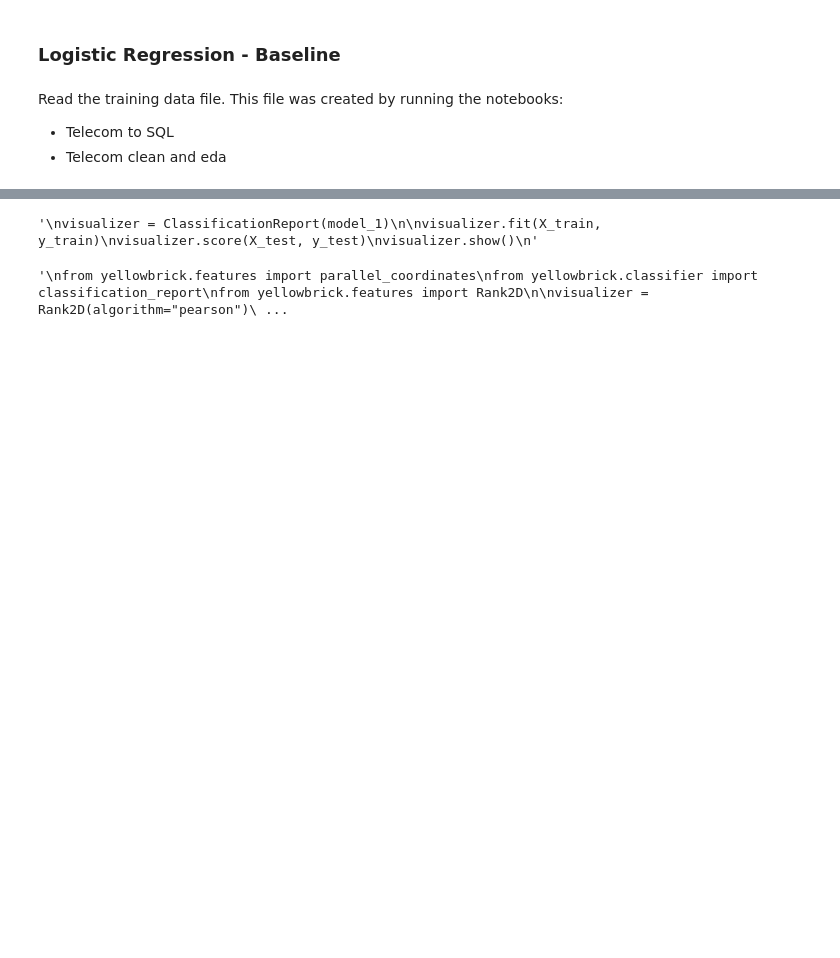
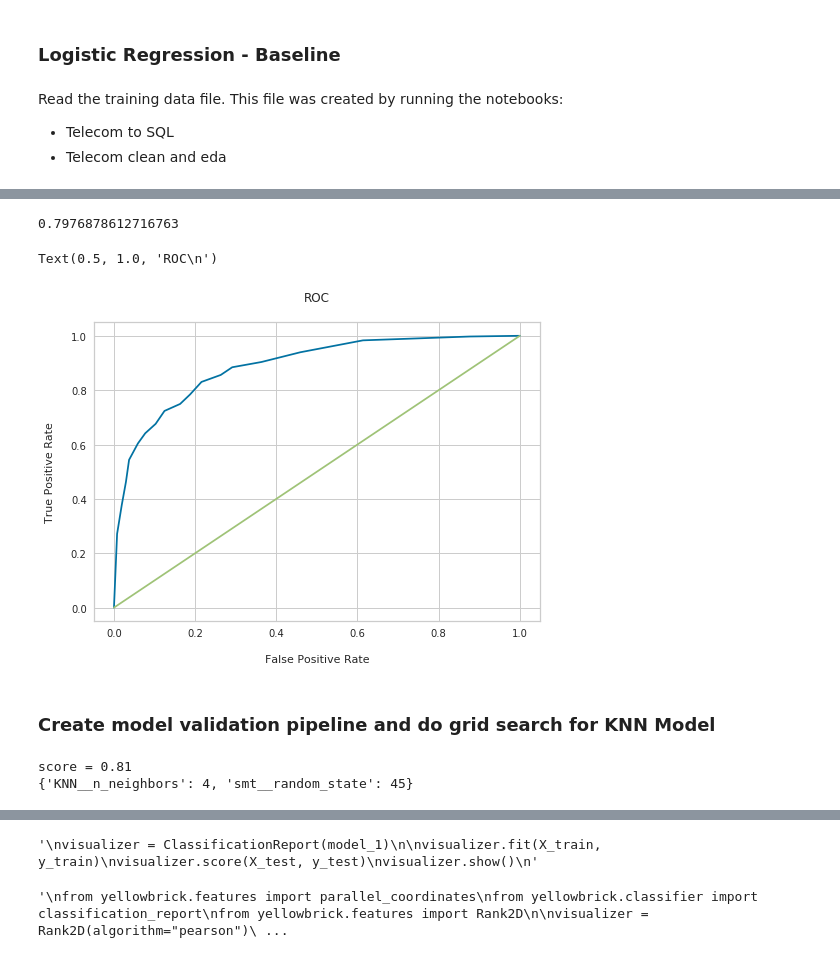
Before and after one commit to Merkeley/Project_03, a Jupyter notebook: Notebooks/Modeling.ipynb, the cells around one changed output, grey strips where cells are left out. Saved outputs shown, nothing was run; the diff lists cells and outputs as text; code cells hidden in the pictures; blank space fills up the shorter version.

```diff
--- a/Notebooks/Modeling.ipynb
+++ b/Notebooks/Modeling.ipynb
@@ -60,8 +73,44 @@ y= train_df['Churn']
 # %%
 # Create a logistic regression model that we can use as a baseline
-model_1 = LogisticRegression(solver = 'liblinear', C=0.2)
+model_1 = LogisticRegression(solver = 'liblinear', C=0.5)
 
-X_train, X_test, y_train, y_test = train_test_split(X, y, test_size=0.2)
+X_train, X_test, y_train, y_test = train_test_split(X_res, y_res, test_size=0.2)
 # %%
 model_1.fit(X_train,y_train)
-logistic_confusion = confusion_matrix(y_test, model_1.predict(X_test))
+y_hat = model_1.predict(X_test)
+print(accuracy_score(y_test, y_hat))
+# %% [output]
+0.7976878612716763
+# %%
+def calc_roc_data(model, X_dat, y_dat, n_step) :
+    threshold_list = np.linspace(0, 1, n_step)
+    roc_data = []
+
+    for i, threshold in enumerate(threshold_list) :
+        y_predict = (model.predict_proba(X_dat)[:, 1] >= threshold)
+        confusion_m = confusion_matrix(y_dat, y_predict)
+        fpr = confusion_m[1][0] / (confusion_m[1][0]+confusion_m[1][1])
+        tpr = confusion_m[0][0] / (confusion_m[0][0]+confusion_m[0][1])
+        roc_data.append([threshold, fpr, tpr])
+
+    return roc_data
+
+def cal_f_beta(tpr, fpr, beta) :
+    weighted_ave = (beta**2 * (tpr+1) * fpr) / (beta**2 + 1)
+    return (tpr*fpr) / weighted_ave
+# %%
+test_dat = calc_roc_data(model_1, X_test, y_test, 20)
+# %%
+x_plt_log = [test_dat[i][1] for i in range(len(test_dat))]
+y_plt_log = [test_dat[i][2] for i in range(len(test_dat))]
+# %%
+plt.plot(x_plt_log, y_plt_log)
+plt.plot([0,1],[0,1])
+plt.xlabel('\nFalse Positive Rate')
+plt.ylabel('True Positive Rate\n')
+plt.title('ROC\n')
+# %% [output]
+Text(0.5, 1.0, 'ROC\n')
+[figure, added]
+# %% [markdown]
+### Create model validation pipeline and do grid search for KNN Model
@@ -67,0 +131,9 @@ logistic_confusion = confusion_matrix(y_test, model_1.predict(X_test))
+# %%
+grid.fit(X_train, y_train)
+print("score = %3.2f" %(grid.score(X_test,y_test)))
+print(grid.best_params_)
+#>>> score = 0.60
+#    {'SVM__C': 100, 'SVM__gamma': 0.1}
+# %% [output]
+score = 0.81
+{'KNN__n_neighbors': 4, 'smt__random_state': 45}
```
Also changed, not shown: parts of 12 cells of this notebook, 1 other file.
